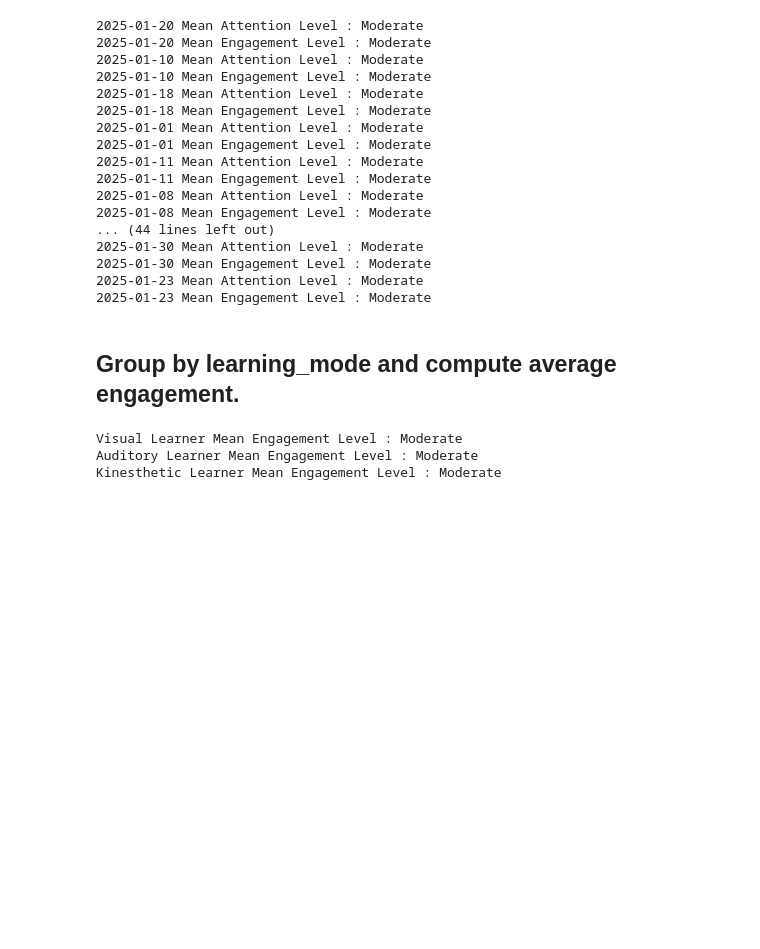
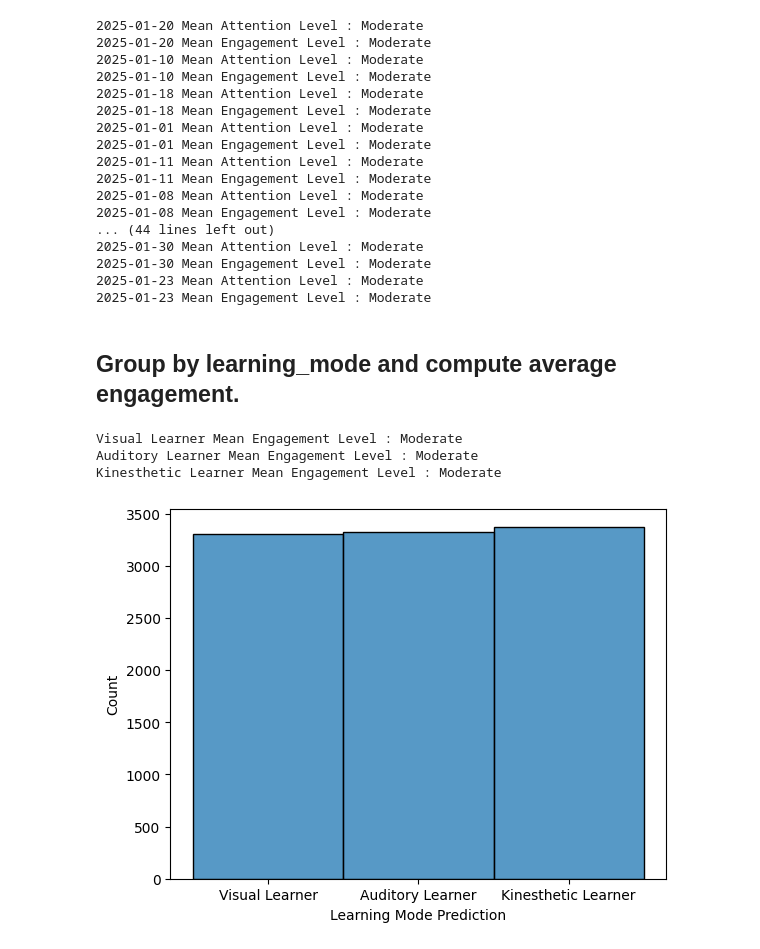
Before and after one commit to M-Muneebweb/Assignment-Of-SMIT-AI-And-Data-Science, a Jupyter notebook: Assignment8.ipynb, the cells around one changed output. Drawn from its saved outputs; the diff is of its cells as text; code cells hidden in the pictures; blank space fills up the shorter version.

```diff
--- a/Assignment8.ipynb
+++ b/Assignment8.ipynb
@@ -292,3 +281,10 @@ for key , val in mean_dic.items():
 Visual Learner Mean Engagement Level : Moderate
 Auditory Learner Mean Engagement Level : Moderate
 Kinesthetic Learner Mean Engagement Level : Moderate
+# %%
+plt.close()
+
+sns.histplot(data = data , x = 'Learning Mode Prediction' )
+plt.show()
+# %% [output]
+[figure, added]
```
Also changed, not shown: parts of 6 cells of this notebook.
